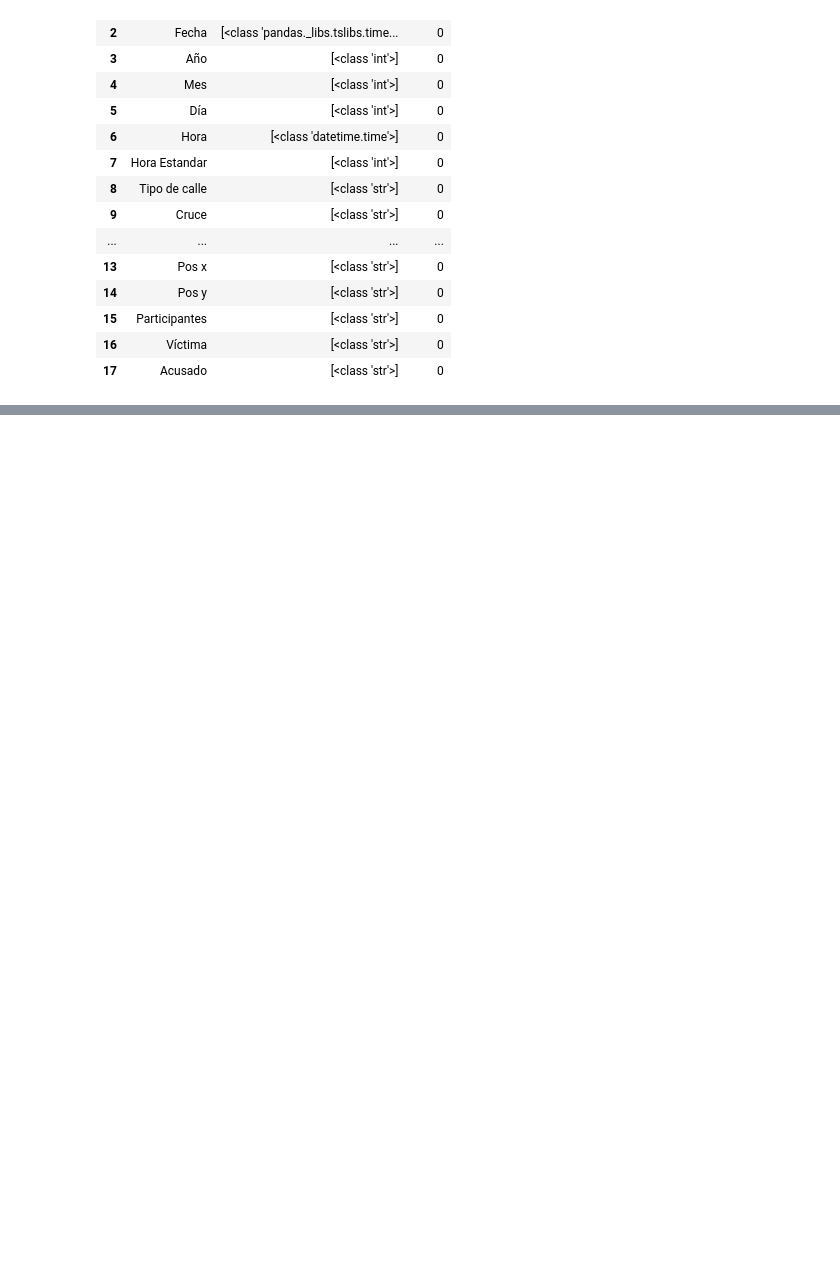
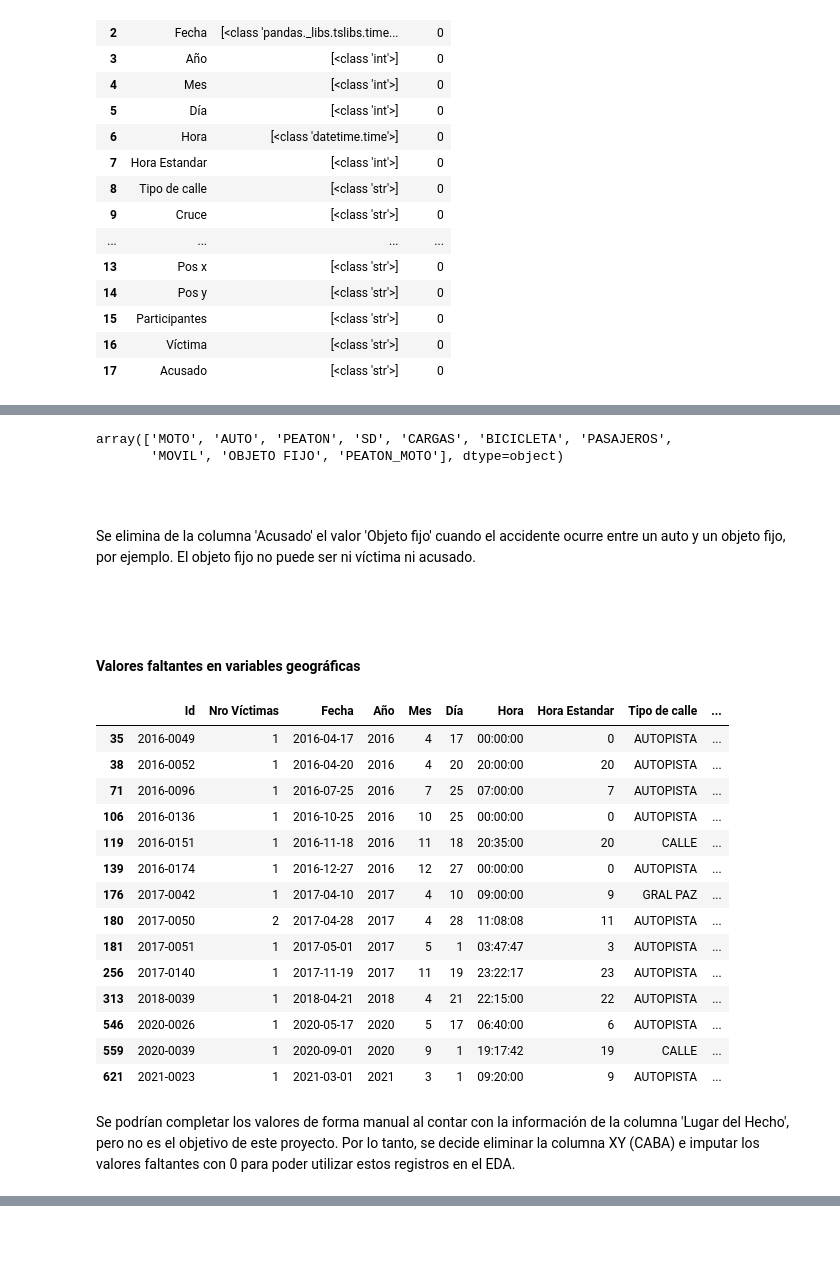
Before and after one commit to SebitaElGordito/PI_02_siniestros_viales, a Jupyter notebook: ETL y EDA.ipynb, the cells around one changed output, grey strips where cells are left out. Drawn from its saved outputs; the diff is of its cells as text; code cells hidden in the pictures; blank space fills up the shorter version.

```diff
--- a/ETL y EDA.ipynb
+++ b/ETL y EDA.ipynb
@@ -161,3 +165,6 @@ Index(['Id', 'Nro Víctimas', 'Fecha', 'Año', 'Mes', 'Día', 'Hora',
+# %%
+# Utilización de regex para corregir los valores
+df_homicidios_hechos.replace(to_replace=['Ã‘', r'\?'], value=['Ñ', 'Ñ'], regex=True, inplace=True)
 # %% [markdown]
 <br>
 <br>
@@ -262,0 +273,46 @@ df_info
+# %%
+# Se observan los valores únicos
+df_homicidios_hechos['Víctima'].unique()
+# %% [output]
+array(['MOTO', 'AUTO', 'PEATON', 'SD', 'CARGAS', 'BICICLETA', 'PASAJEROS',
+       'MOVIL', 'OBJETO FIJO', 'PEATON_MOTO'], dtype=object)
+# %%
+# Se modifican los valores fuera del diccionario de datos, segun el dataset original
+df_homicidios_hechos['Víctima'] = df_homicidios_hechos['Víctima'].replace({'OBJETO FIJO':'AUTO', 'PEATON_MOTO':'PEATON'})
+# %% [markdown]
+<br>
+<br>
+
+Se elimina de la columna 'Acusado' el valor 'Objeto fijo' cuando el accidente ocurre entre un auto y un objeto fijo, por ejemplo. El objeto fijo no puede ser ni víctima ni acusado.
+# %%
+# Aplico una función lambda para reemplazar 'OBJETO FIJO' con el valor de 'Víctima'
+df_homicidios_hechos['Acusado'] = df_homicidios_hechos.apply(
+    lambda fila: fila['Víctima'] if fila['Acusado'] == 'OBJETO FIJO' else fila['Acusado'],
+    axis=1
+)
+# %% [markdown]
+<br>
+<br>
+
+#### Valores faltantes en variables geográficas
+# %%
+# Se analizan los registro vacíos en 'XY (CABA)'
+df_homicidios_hechos[df_homicidios_hechos['XY (CABA)']=='Point (. .)']
+# %% [output]
+|  | Id | Nro Víctimas | Fecha | Año | Mes | Día | Hora | Hora Estandar | Tipo de calle | ... |
+| 35 | 2016-0049 | 1 | 2016-04-17 | 2016 | 4 | 17 | 00:00:00 | 0 | AUTOPISTA | ... |
+| 38 | 2016-0052 | 1 | 2016-04-20 | 2016 | 4 | 20 | 20:00:00 | 20 | AUTOPISTA | ... |
+| 71 | 2016-0096 | 1 | 2016-07-25 | 2016 | 7 | 25 | 07:00:00 | 7 | AUTOPISTA | ... |
+| 106 | 2016-0136 | 1 | 2016-10-25 | 2016 | 10 | 25 | 00:00:00 | 0 | AUTOPISTA | ... |
+| 119 | 2016-0151 | 1 | 2016-11-18 | 2016 | 11 | 18 | 20:35:00 | 20 | CALLE | ... |
+| 139 | 2016-0174 | 1 | 2016-12-27 | 2016 | 12 | 27 | 00:00:00 | 0 | AUTOPISTA | ... |
+| 176 | 2017-0042 | 1 | 2017-04-10 | 2017 | 4 | 10 | 09:00:00 | 9 | GRAL PAZ | ... |
+| 180 | 2017-0050 | 2 | 2017-04-28 | 2017 | 4 | 28 | 11:08:08 | 11 | AUTOPISTA | ... |
+| 181 | 2017-0051 | 1 | 2017-05-01 | 2017 | 5 | 1 | 03:47:47 | 3 | AUTOPISTA | ... |
+| 256 | 2017-0140 | 1 | 2017-11-19 | 2017 | 11 | 19 | 23:22:17 | 23 | AUTOPISTA | ... |
+| 313 | 2018-0039 | 1 | 2018-04-21 | 2018 | 4 | 21 | 22:15:00 | 22 | AUTOPISTA | ... |
+| 546 | 2020-0026 | 1 | 2020-05-17 | 2020 | 5 | 17 | 06:40:00 | 6 | AUTOPISTA | ... |
+| 559 | 2020-0039 | 1 | 2020-09-01 | 2020 | 9 | 1 | 19:17:42 | 19 | CALLE | ... |
+| 621 | 2021-0023 | 1 | 2021-03-01 | 2021 | 3 | 1 | 09:20:00 | 9 | AUTOPISTA | ... |
+# %% [markdown]
+Se podrían completar los valores de forma manual al contar con la información de la columna 'Lugar del Hecho', pero no es el objetivo de este proyecto. Por lo tanto, se decide eliminar la columna XY (CABA) e imputar los valores faltantes con 0 para poder utilizar estos registros en el EDA.
```
Also changed, not shown: parts of 12 cells of this notebook.
